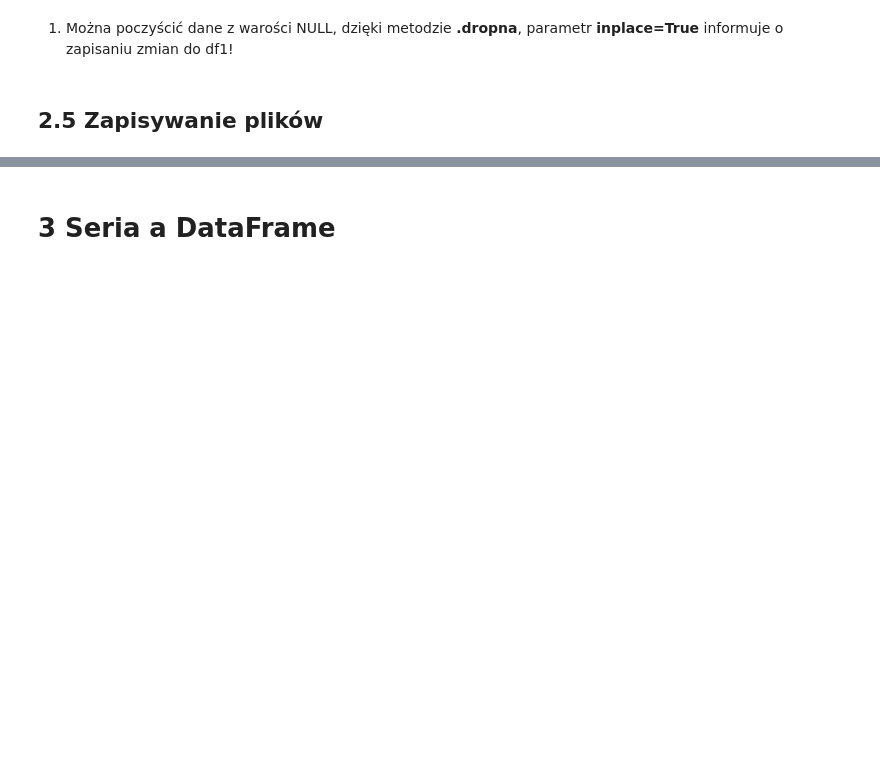
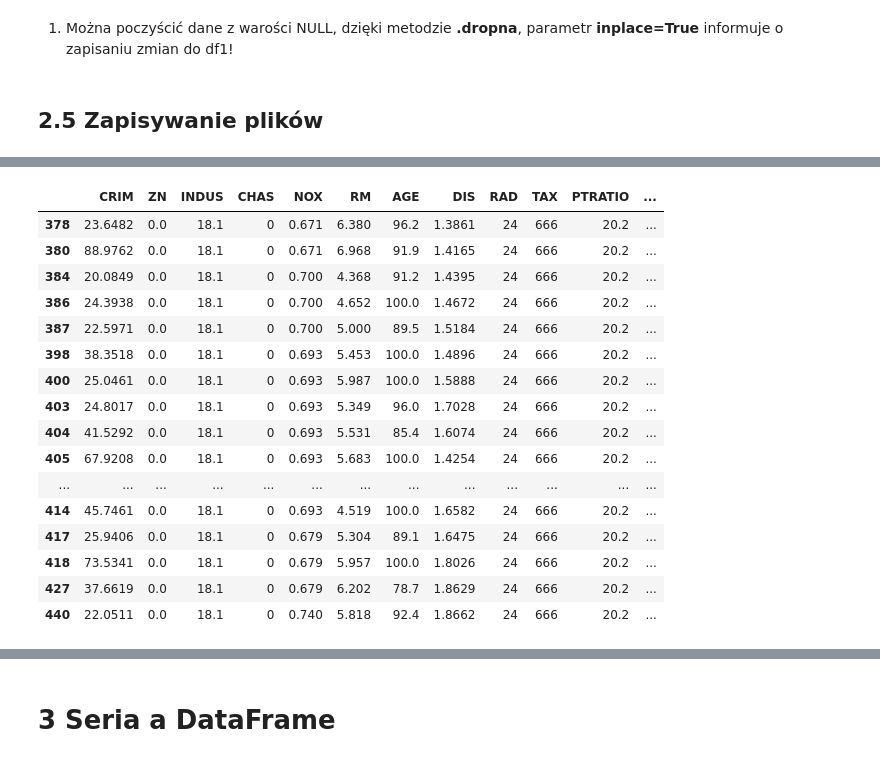
Before and after one commit to infoshareacademy/jdsz4-PandP, a Jupyter notebook: projekt_python/prework/AnalizaDanychPandasNumpyETC.ipynb, the cells around one changed output, grey strips where cells are left out. Cells and saved outputs as stored; diff of their text form; code cells hidden in the pictures; blank space fills up the shorter version.

```diff
--- a/projekt_python/prework/AnalizaDanychPandasNumpyETC.ipynb
+++ b/projekt_python/prework/AnalizaDanychPandasNumpyETC.ipynb
@@ -188,0 +212,10 @@ df1.dropna(inplace=True)
+# %%
+from sklearn.datasets import load_boston
+import pandas as pd
+#pobieramy ścieżkę do pliku w którym znajduje się zbiór danych, zbiór danych jest dostępny w postaci pliku CSV
+boston_dataset_path = load_boston()['filename']
+print(boston_dataset_path)
+
+#czytamy zbiór danych z pliku
+df = pd.read_csv(boston_dataset_path, header = 1) #header = 1 oznacza, że w pierwszej linijce pliku znajdują się nazwy kolumn
+print(df)
@@ -188,0 +301,22 @@ df1.dropna(inplace=True)
+# %%
+#wyświetl wiersze dla których crime per capita (CRIM) > 20
+#w df.loc[warunek_filtrowania]
+df.loc[df.CRIM > 20]
+# %% [output]
+|  | CRIM | ZN | INDUS | CHAS | NOX | RM | AGE | DIS | RAD | TAX | PTRATIO | ... |
+| 378 | 23.6482 | 0.0 | 18.1 | 0 | 0.671 | 6.380 | 96.2 | 1.3861 | 24 | 666 | 20.2 | ... |
+| 380 | 88.9762 | 0.0 | 18.1 | 0 | 0.671 | 6.968 | 91.9 | 1.4165 | 24 | 666 | 20.2 | ... |
+| 384 | 20.0849 | 0.0 | 18.1 | 0 | 0.700 | 4.368 | 91.2 | 1.4395 | 24 | 666 | 20.2 | ... |
+| 386 | 24.3938 | 0.0 | 18.1 | 0 | 0.700 | 4.652 | 100.0 | 1.4672 | 24 | 666 | 20.2 | ... |
+| 387 | 22.5971 | 0.0 | 18.1 | 0 | 0.700 | 5.000 | 89.5 | 1.5184 | 24 | 666 | 20.2 | ... |
+| 398 | 38.3518 | 0.0 | 18.1 | 0 | 0.693 | 5.453 | 100.0 | 1.4896 | 24 | 666 | 20.2 | ... |
+| 400 | 25.0461 | 0.0 | 18.1 | 0 | 0.693 | 5.987 | 100.0 | 1.5888 | 24 | 666 | 20.2 | ... |
+| 403 | 24.8017 | 0.0 | 18.1 | 0 | 0.693 | 5.349 | 96.0 | 1.7028 | 24 | 666 | 20.2 | ... |
+| 404 | 41.5292 | 0.0 | 18.1 | 0 | 0.693 | 5.531 | 85.4 | 1.6074 | 24 | 666 | 20.2 | ... |
+| 405 | 67.9208 | 0.0 | 18.1 | 0 | 0.693 | 5.683 | 100.0 | 1.4254 | 24 | 666 | 20.2 | ... |
+| ... | ... | ... | ... | ... | ... | ... | ... | ... | ... | ... | ... | ... |
+| 414 | 45.7461 | 0.0 | 18.1 | 0 | 0.693 | 4.519 | 100.0 | 1.6582 | 24 | 666 | 20.2 | ... |
+| 417 | 25.9406 | 0.0 | 18.1 | 0 | 0.679 | 5.304 | 89.1 | 1.6475 | 24 | 666 | 20.2 | ... |
+| 418 | 73.5341 | 0.0 | 18.1 | 0 | 0.679 | 5.957 | 100.0 | 1.8026 | 24 | 666 | 20.2 | ... |
+| 427 | 37.6619 | 0.0 | 18.1 | 0 | 0.679 | 6.202 | 78.7 | 1.8629 | 24 | 666 | 20.2 | ... |
+| 440 | 22.0511 | 0.0 | 18.1 | 0 | 0.740 | 5.818 | 92.4 | 1.8662 | 24 | 666 | 20.2 | ... |
```
Also changed, not shown: parts of 35 cells of this notebook.
